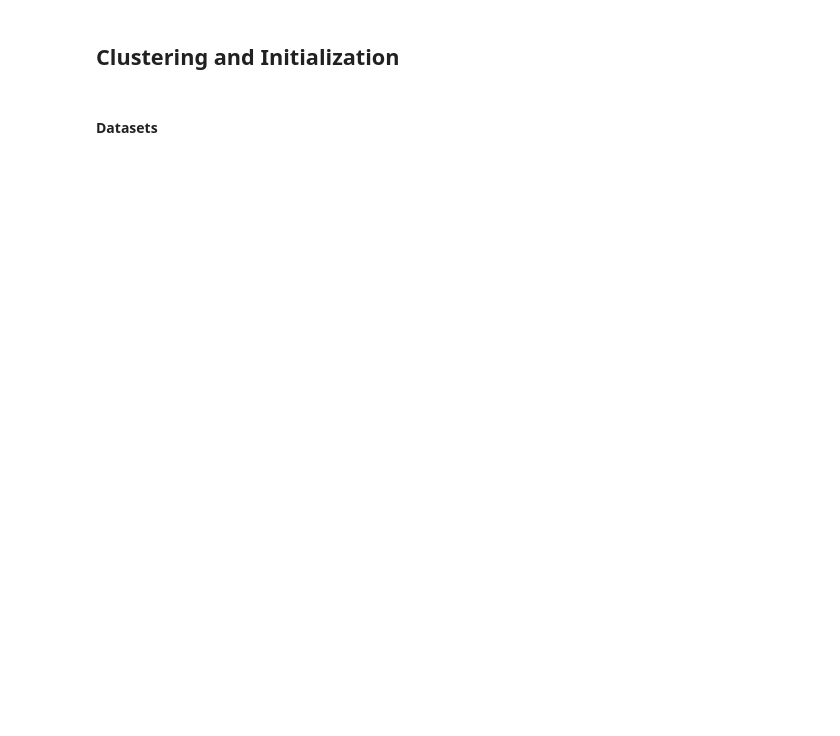
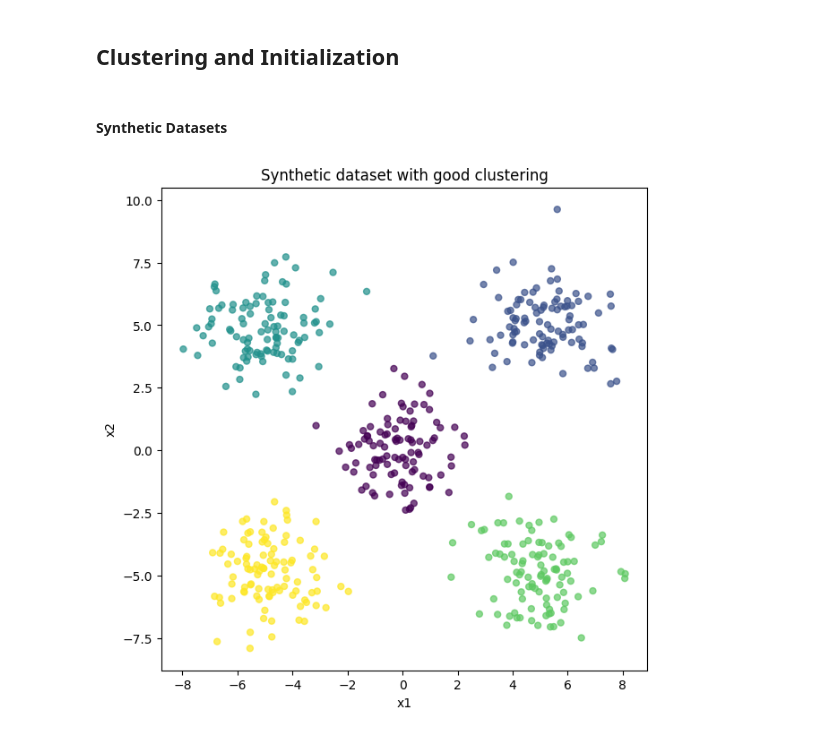
Before and after one commit to MatteoBisotti/statML_project, a Jupyter notebook: code/main.ipynb, the cells around one changed output. Drawn from its saved outputs; the diff is of its cells as text; code cells hidden in the pictures; blank space fills up the shorter version.

Commit message:
import datasets

```diff
--- a/code/main.ipynb
+++ b/code/main.ipynb
@@ -3,2 +12,2 @@
 # %% [markdown]
-#### Datasets
+#### Synthetic Datasets
@@ -10,14 +14,19 @@ from sklearn.cluster import KMeans
 # %%
 centers = [
     (0.0, 0.0),
     (5.0, 5.0),
     (-5.0, 5.0),
     (5.0, -5.0),
     (-5.0, -5.0)
 ]
 
 n_samples = 500     # total number of points
 std = 1.2           # deviation standard
+n_features = 2      # number of features
 random_state = 42   # random seed
 
-X, y = generate_blobs(centers=centers, n_samples=n_samples, std=std, random_state=random_state)
+X, y = generate_blobs(centers=centers, n_samples=n_samples, std=std, n_features=n_features, random_state=random_state)
+
+plot_synthetic_points(X, y)
+# %% [output]
+[figure, added]
```
Also changed, not shown: parts of 11 cells of this notebook, 3 other files.
